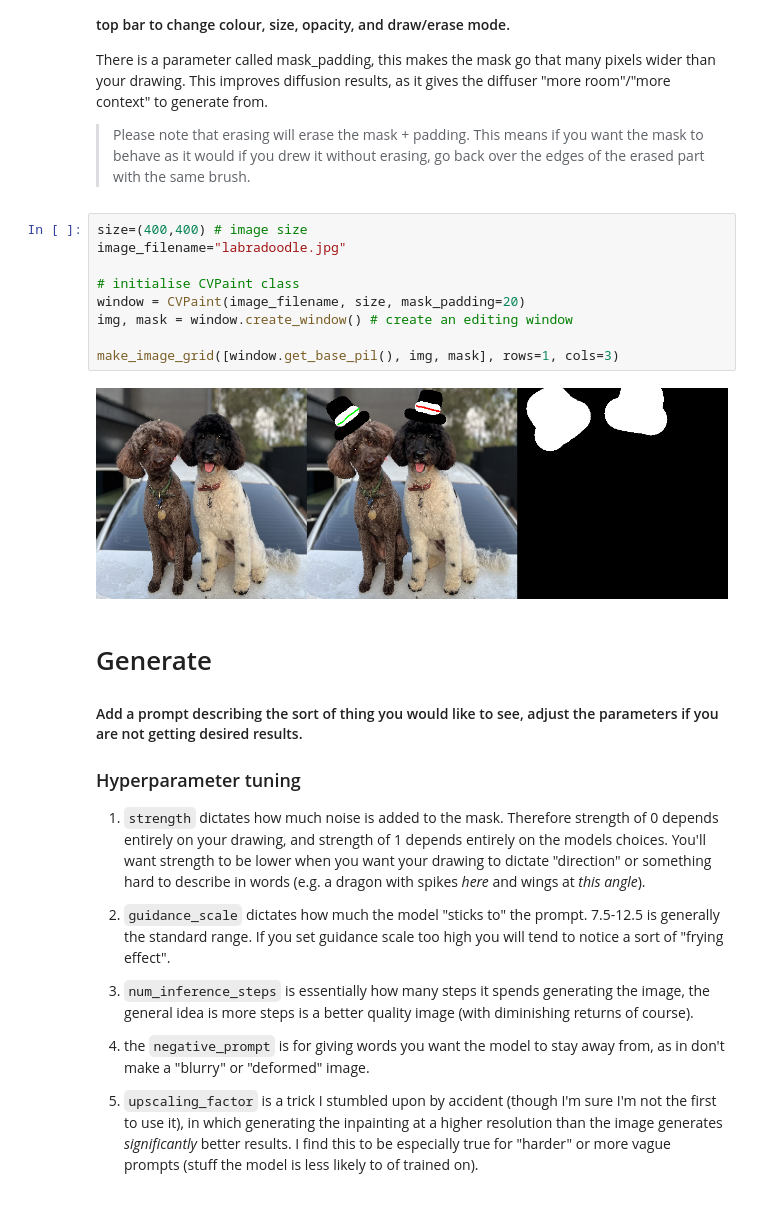
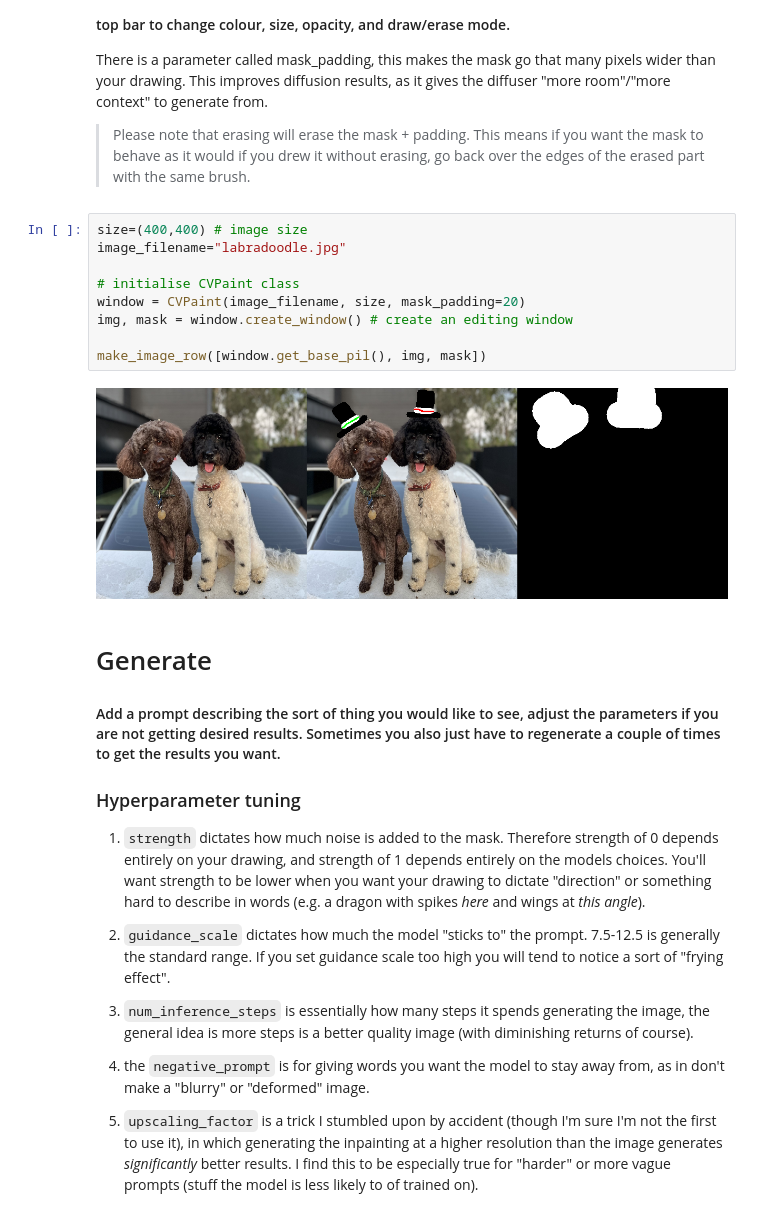
Before and after one commit to jasperchongcode/diffuser-painting, a Jupyter notebook: image_editor.ipynb, the cells around one changed output. Saved outputs shown, nothing was run; the diff lists cells and outputs as text.

Commit message:
requirements and custom image display

```diff
--- a/image_editor.ipynb
+++ b/image_editor.ipynb
@@ -13,17 +12,17 @@ There is a parameter called mask_padding, this makes the mask go that many pixel
 # %%
 size=(400,400) # image size
 image_filename="labradoodle.jpg"
 
 # initialise CVPaint class
 window = CVPaint(image_filename, size, mask_padding=20)
 img, mask = window.create_window() # create an editing window
 
-make_image_grid([window.get_base_pil(), img, mask], rows=1, cols=3)
+make_image_row([window.get_base_pil(), img, mask])
 # %% [output]
-[figure, old version]
+[figure, new version]
 # %% [markdown]
 # Generate
-#### Add a prompt describing the sort of thing you would like to see, adjust the parameters if you are not getting desired results.
+#### Add a prompt describing the sort of thing you would like to see, adjust the parameters if you are not getting desired results. Sometimes you also just have to regenerate a couple of times to get the results you want.
 
 ### Hyperparameter tuning
 1. `strength` dictates how much noise is added to the mask. Therefore strength of 0 depends entirely on your drawing, and strength of 1 depends entirely on the models choices. You'll want strength to be lower when you want your drawing to dictate "direction" or something hard to describe in words (e.g. a dragon with spikes *here* and wings at *this angle*).
```
Also changed, not shown: parts of 2 cells of this notebook, 3 other files.
